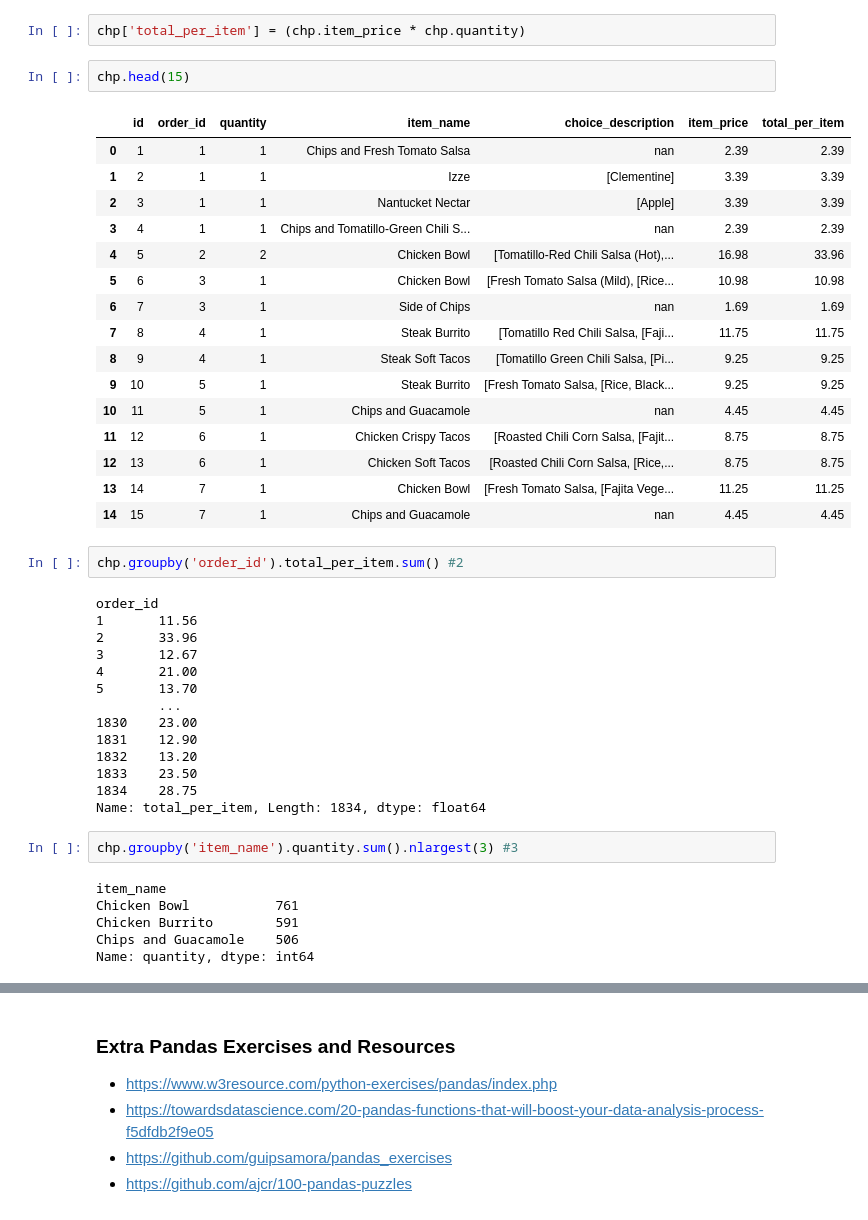
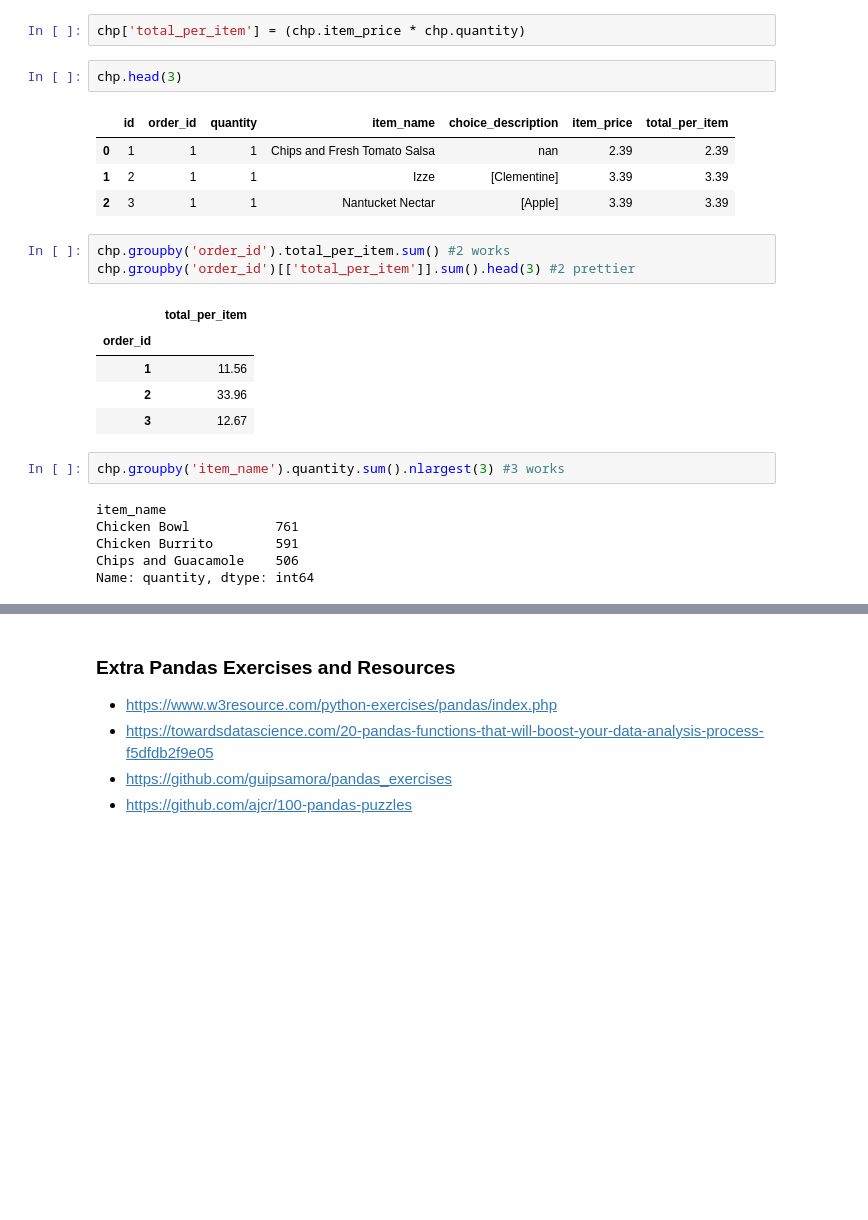
Before and after one commit to Jgardin875/numpy-pandas-visualization-exercises, a Jupyter notebook: advanced-dataframes.ipynb, the cells around one changed output, grey strips where cells are left out. Cells and saved outputs as stored; diff of their text form; blank space fills up the shorter version.

Commit message:
finished advanced-dataframes.ipynb

```diff
--- a/advanced-dataframes.ipynb
+++ b/advanced-dataframes.ipynb
@@ -1828,42 +1806,23 @@ dtype: object
 # %%
 chp['total_per_item'] = (chp.item_price * chp.quantity)
 # %%
-chp.head(15)
+chp.head(3)
 # %% [output]
 |  | id | order_id | quantity | item_name | choice_description | item_price | total_per_item |
 | 0 | 1 | 1 | 1 | Chips and Fresh Tomato Salsa | nan | 2.39 | 2.39 |
 | 1 | 2 | 1 | 1 | Izze | [Clementine] | 3.39 | 3.39 |
 | 2 | 3 | 1 | 1 | Nantucket Nectar | [Apple] | 3.39 | 3.39 |
-| 3 | 4 | 1 | 1 | Chips and Tomatillo-Green Chili S... | nan | 2.39 | 2.39 |
-| 4 | 5 | 2 | 2 | Chicken Bowl | [Tomatillo-Red Chili Salsa (Hot),... | 16.98 | 33.96 |
-| 5 | 6 | 3 | 1 | Chicken Bowl | [Fresh Tomato Salsa (Mild), [Rice... | 10.98 | 10.98 |
-| 6 | 7 | 3 | 1 | Side of Chips | nan | 1.69 | 1.69 |
-| 7 | 8 | 4 | 1 | Steak Burrito | [Tomatillo Red Chili Salsa, [Faji... | 11.75 | 11.75 |
-| 8 | 9 | 4 | 1 | Steak Soft Tacos | [Tomatillo Green Chili Salsa, [Pi... | 9.25 | 9.25 |
-| 9 | 10 | 5 | 1 | Steak Burrito | [Fresh Tomato Salsa, [Rice, Black... | 9.25 | 9.25 |
-| 10 | 11 | 5 | 1 | Chips and Guacamole | nan | 4.45 | 4.45 |
-| 11 | 12 | 6 | 1 | Chicken Crispy Tacos | [Roasted Chili Corn Salsa, [Fajit... | 8.75 | 8.75 |
-| 12 | 13 | 6 | 1 | Chicken Soft Tacos | [Roasted Chili Corn Salsa, [Rice,... | 8.75 | 8.75 |
-| 13 | 14 | 7 | 1 | Chicken Bowl | [Fresh Tomato Salsa, [Fajita Vege... | 11.25 | 11.25 |
-| 14 | 15 | 7 | 1 | Chips and Guacamole | nan | 4.45 | 4.45 |
 # %%
-chp.groupby('order_id').total_per_item.sum() #2
+chp.groupby('order_id').total_per_item.sum() #2 works
+chp.groupby('order_id')[['total_per_item']].sum().head(3) #2 prettier
 # %% [output]
-order_id
-1       11.56
-2       33.96
-3       12.67
-4       21.00
-5       13.70
-        ...
-1830    23.00
-1831    12.90
-1832    13.20
-1833    23.50
-1834    28.75
-Name: total_per_item, Length: 1834, dtype: float64
+|  | total_per_item |
+| order_id |  |
+| 1 | 11.56 |
+| 2 | 33.96 |
+| 3 | 12.67 |
 # %%
-chp.groupby('item_name').quantity.sum().nlargest(3) #3
+chp.groupby('item_name').quantity.sum().nlargest(3) #3 works
 # %% [output]
 item_name
 Chicken Bowl           761
```
Also changed, not shown: parts of 29 cells of this notebook.
